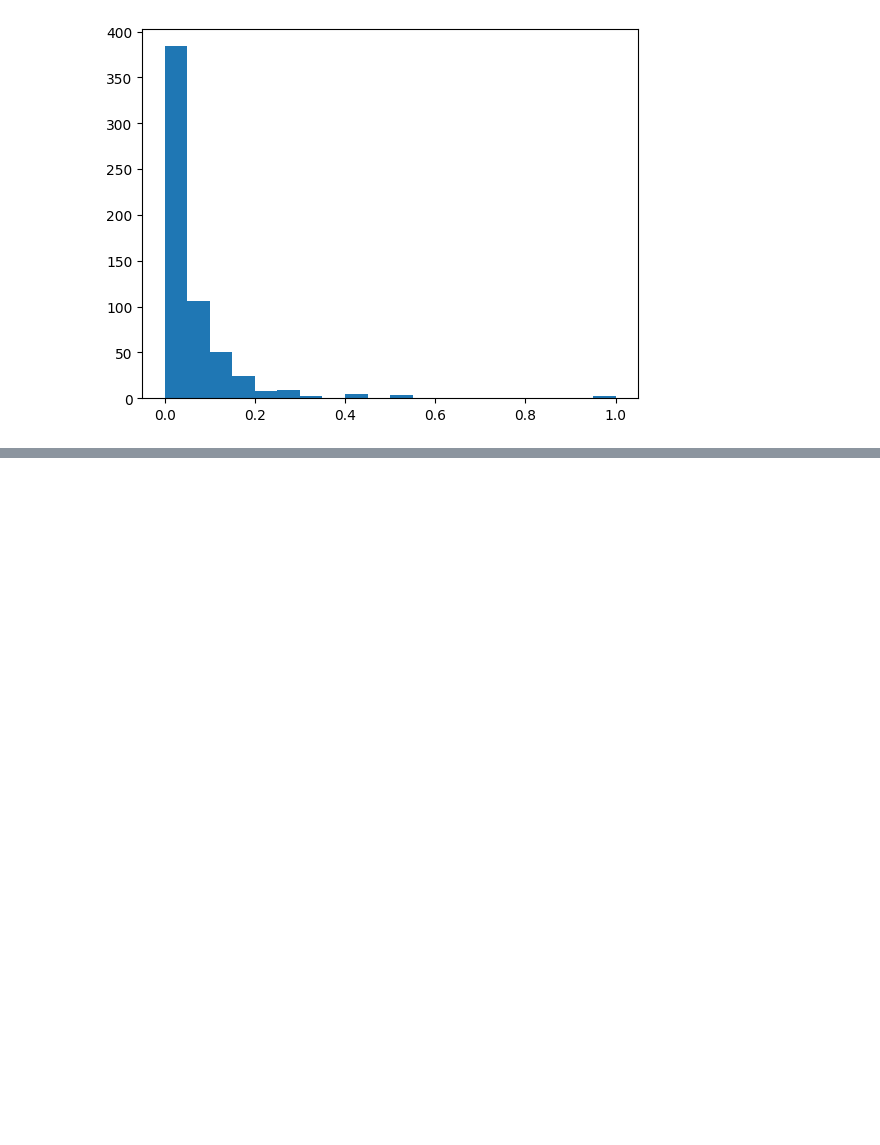
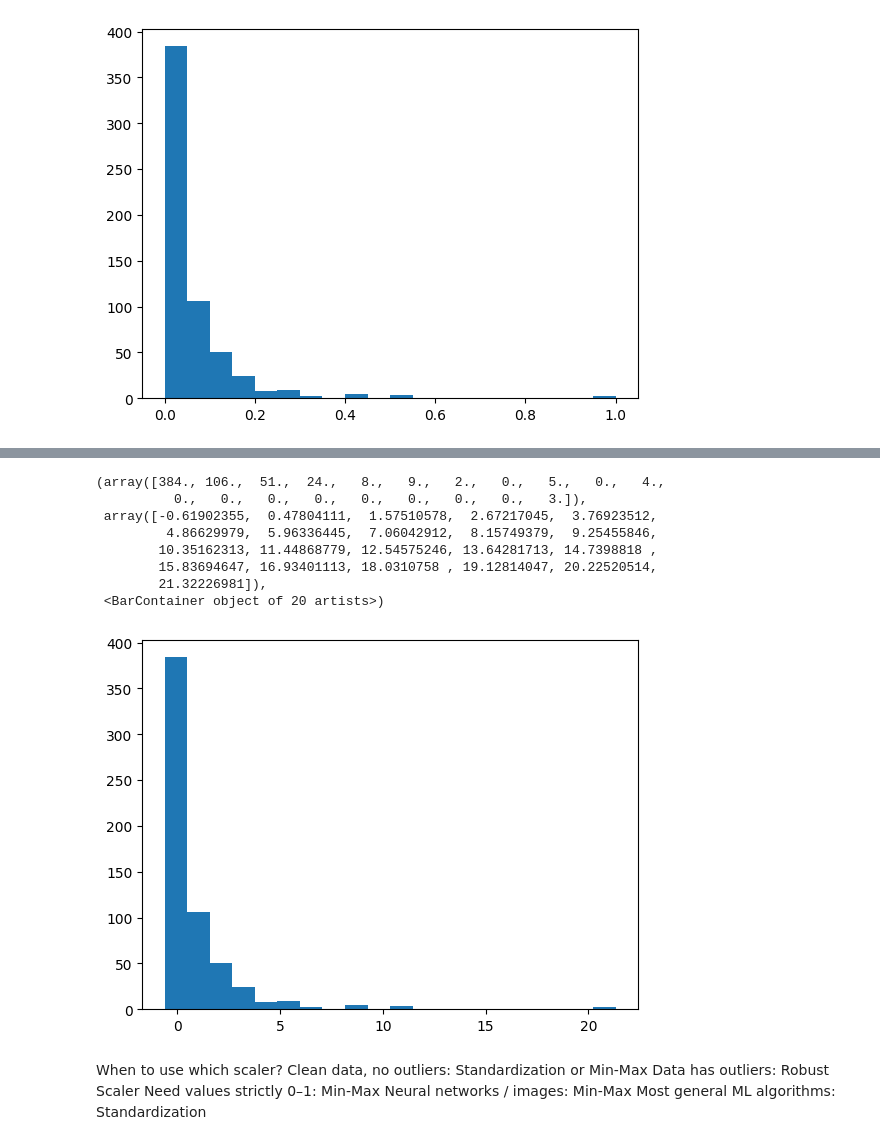
Before and after one commit to KrishnaSA05/Machine-Learning, a Jupyter notebook: Stats and Probablity/all_types_feature_transformation.ipynb, the cells around one changed output, grey strips where cells are left out. Saved outputs shown, nothing was run; the diff lists cells and outputs as text; code cells hidden in the pictures; blank space fills up the shorter version.

```diff
--- a/Stats and Probablity/all_types_feature_transformation.ipynb
+++ b/Stats and Probablity/all_types_feature_transformation.ipynb
@@ -255,0 +330,19 @@ plt.hist(df_minmax['Fare'],bins=20)
+# %%
+plt.hist(df_robust_scaler['Fare'],bins=20)
+# %% [output]
+(array([384., 106.,  51.,  24.,   8.,   9.,   2.,   0.,   5.,   0.,   4.,
+          0.,   0.,   0.,   0.,   0.,   0.,   0.,   0.,   3.]),
+ array([-0.61902355,  0.47804111,  1.57510578,  2.67217045,  3.76923512,
+         4.86629979,  5.96336445,  7.06042912,  8.15749379,  9.25455846,
+        10.35162313, 11.44868779, 12.54575246, 13.64281713, 14.7398818 ,
+        15.83694647, 16.93401113, 18.0310758 , 19.12814047, 20.22520514,
+        21.32226981]),
+ <BarContainer object of 20 artists>)
+[figure, added]
+# %% [markdown]
+When to use which scaler?
+Clean data, no outliers: Standardization or Min-Max
+Data has outliers: Robust Scaler
+Need values strictly 0–1: Min-Max
+Neural networks / images: Min-Max
+Most general ML algorithms: Standardization
```
Also changed, not shown: parts of 8 cells of this notebook.
